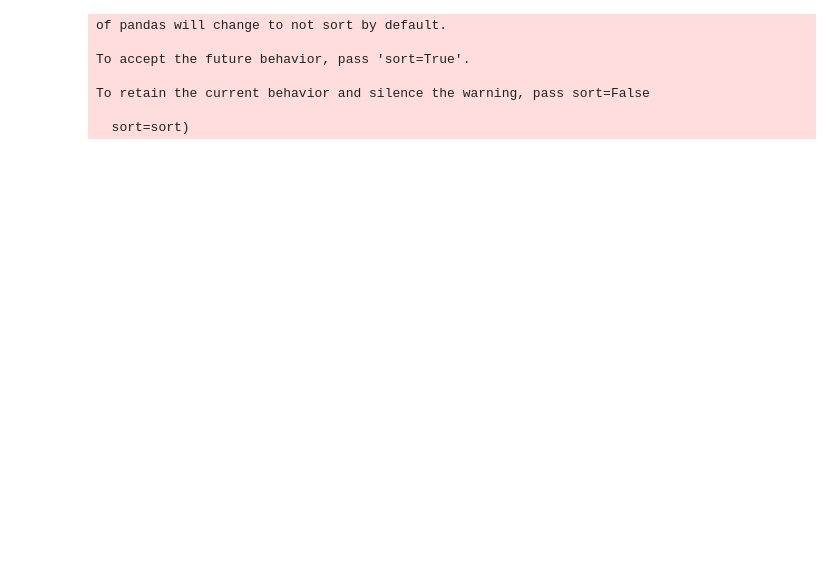
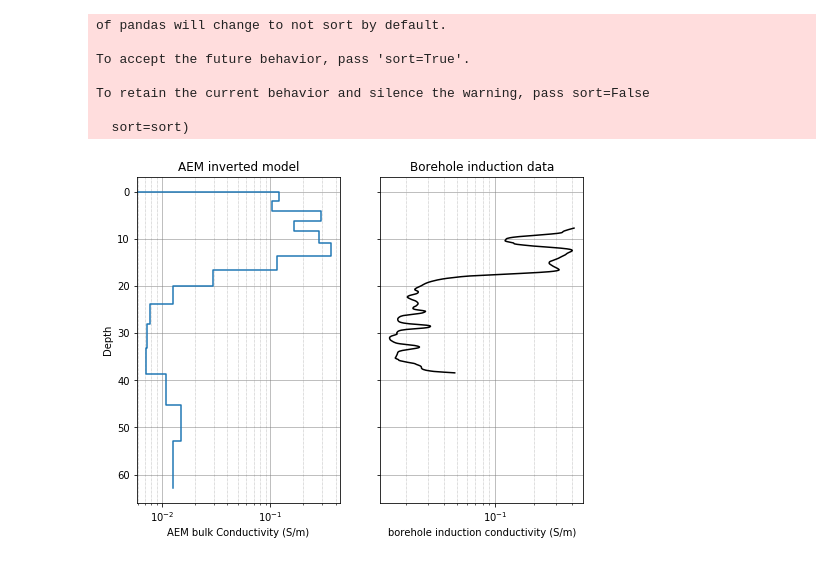
Before and after one commit to GeoscienceAustralia/hydrogeol_utils, a Jupyter notebook: notebooks/EastKimberley_borehole_data_integration.ipynb, the cells around one changed output. Cells and saved outputs as stored; diff of their text form; code cells hidden in the pictures; blank space fills up the shorter version.

```diff
--- a/notebooks/EastKimberley_borehole_data_integration.ipynb
+++ b/notebooks/EastKimberley_borehole_data_integration.ipynb
@@ -21,3 +24,20 @@ import netCDF4
+# %%
+def search(kword_dict, word):
+    """
+    A search function for finding if a keword
+    exists as a list element within a dictionary entry
+
+    @param kword_dict: dictionary with keywords
+    @word: string
+    returns
+    the key for the entry if it exists or None if not
+    """
+    word = word.lower()
+    for k in kword_dict:
+        for v in kword_dict[k]:
+            if word in v:
+                return k
+    return None
 # %%
 # First we bring in polygons for the project area
 
@@ -120,0 +73,3 @@ df_EC_pH = extract_sql_with_enos("pore_fluid_EC_pH", ['Depth', 'EC', 'pH', 'bore
+# %%
+df_header = borehole_utils.extract_boreholes_within_geometry('borehole', connection,
+                                                             OrdKeep, columns = 'all')
@@ -188,7 +203,7 @@ outfile = r"\\prod.lan\active\proj\futurex\East_Kimberley\Working\SharedWorkspac
 
 df_conductivity.to_csv(outfile, index=False)
 # %%
-# Lets do a quick visual analysis of borehole induction vs AEM for a site
+# Lets do a quick visual analysis of borehole induction vs AEM for outrsites
 
 outdir = r"\\prod.lan\active\proj\futurex\East_Kimberley\Working\Neil\AEM_vs_induction_plots"
 
@@ -212,32 +227,36 @@ for index, row in df_header.iterrows():
         depth = df_indgam[indmask]['Depth'].values
 
         ax2 = plotting_utils.plot_downhole_log(ax2, induction_profile,
                                   depth,log_plot=True)
 
-
         # Extract AEM conductivity
         condmask = df_conductivity['borehole_id'] == eno
 
         conductivity_profile = df_conductivity[condmask]['conductivity'].values
 
         depth_top= df_conductivity[condmask]['Depth_from'].values
 
 
         # So the plots are on a similar scale we clip the conductivity to
         # the depth of the bore + 20 m
 
         depth_mask = depth_top < (np.max(depth) + 20.)
 
         ax1 = plotting_utils.plot_AEM_conductivity_profile(ax1, conductivity_profile[depth_mask],
                                   depth_top[depth_mask], doi=None, log_plot=True)
 
 
         ax1.set_title("AEM inverted model")
         ax1.set_ylabel("Depth")
         ax1.set_xlabel("AEM bulk Conductivity (S/m)")
         ax2.set_title("Borehole induction data")
 
         ax2.set_xlabel("borehole induction conductivity (S/m)")
-        plt.savefig(os.path.join(outdir, row['Borehole_name'] + "_conductivity_vs_induction.png"))
+        #plt.savefig(os.path.join(outdir, row['Borehole_name'] + "_conductivity_vs_induction.png"))
+
+        if index == df_header[df_header['Borehole_name'] == 'RN040310'].index:
+            plt.show()
 
         plt.close()
+# %% [output]
+[figure, added]
```
Also changed, not shown: parts of 12 cells of this notebook, 2 other files.
